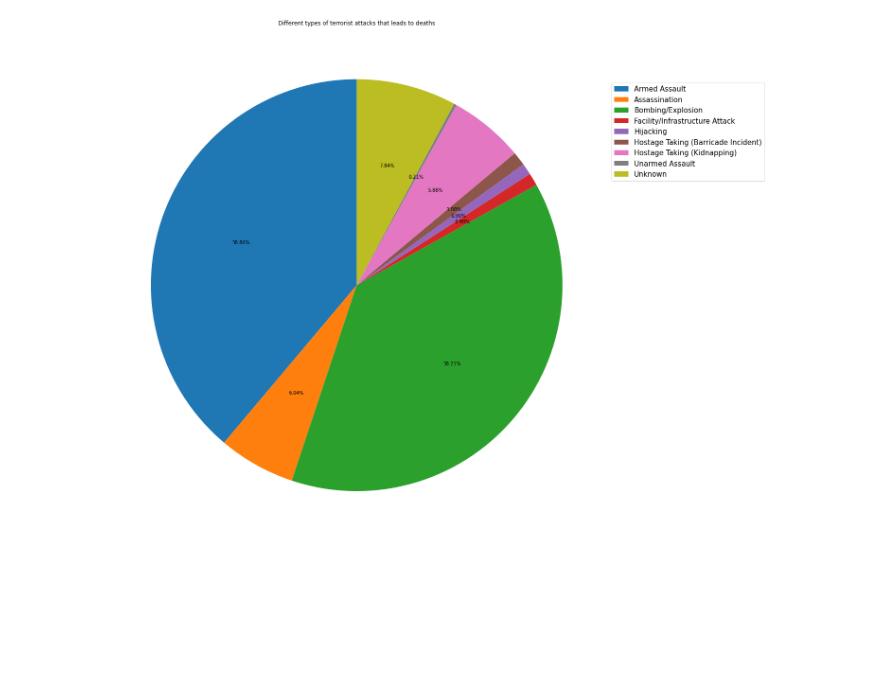
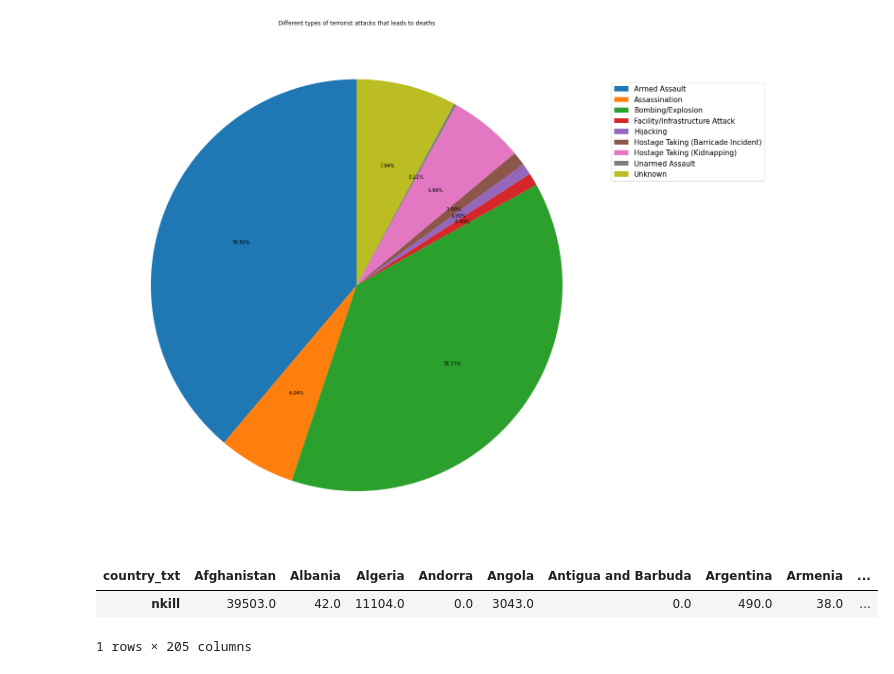
Before and after one commit to Sujitharasamsetty/Exploratory-Data-Analysis-On-Global-Terrorism-, a Jupyter notebook: Exploratory_Data_Analysis_On_Global_Terrorism.ipynb, the cells around one changed output. Saved outputs shown, nothing was run; the diff lists cells and outputs as text; code cells hidden in the pictures; blank space fills up the shorter version.

```diff
--- a/Exploratory_Data_Analysis_On_Global_Terrorism.ipynb
+++ b/Exploratory_Data_Analysis_On_Global_Terrorism.ipynb
@@ -209,0 +214,7 @@ plt.show()
+# %%
+countryKillFormatData = countryKillData.pivot_table(columns='country_txt', values='nkill', aggfunc='sum')
+countryKillFormatData
+# %% [output]
+| country_txt | Afghanistan | Albania | Algeria | Andorra | Angola | Antigua and Barbuda | Argentina | Armenia | ... |
+| nkill | 39503.0 | 42.0 | 11104.0 | 0.0 | 3043.0 | 0.0 | 490.0 | 38.0 | ... |
+1 rows × 205 columns
```
Also changed, not shown: parts of 6 cells of this notebook.
